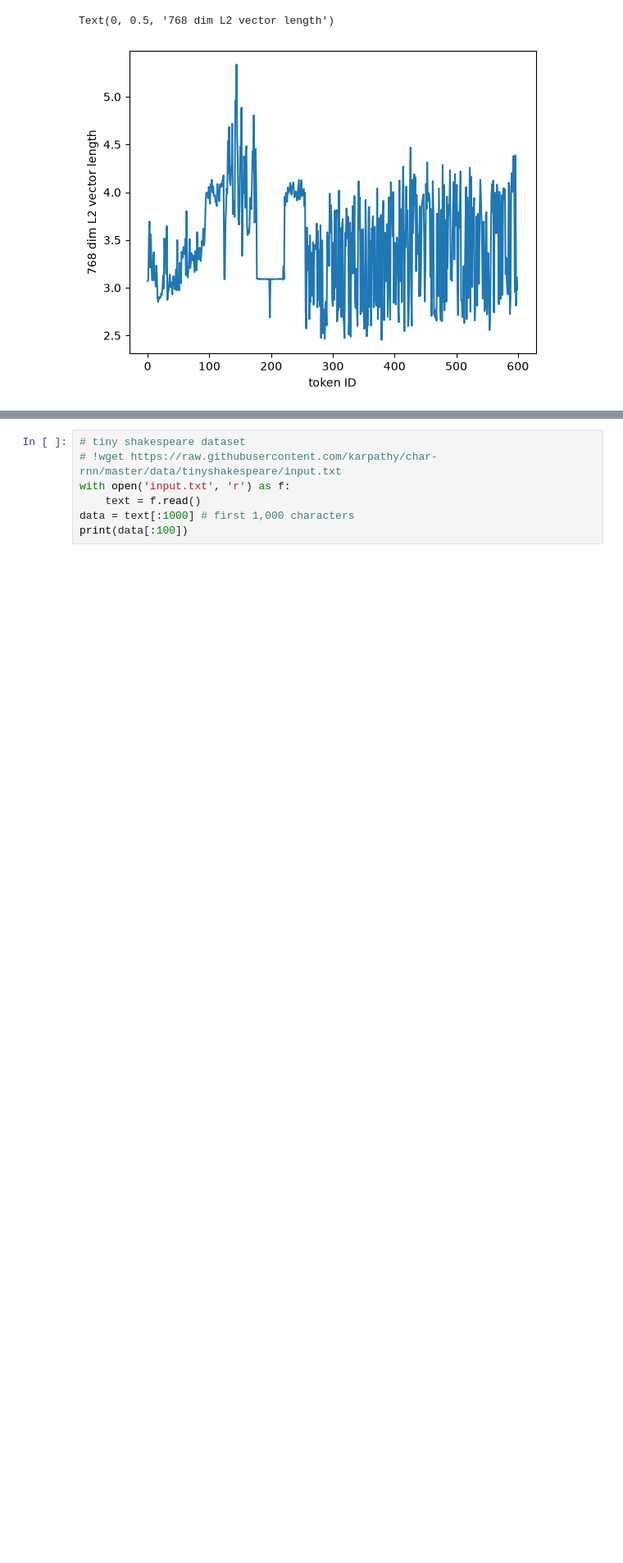
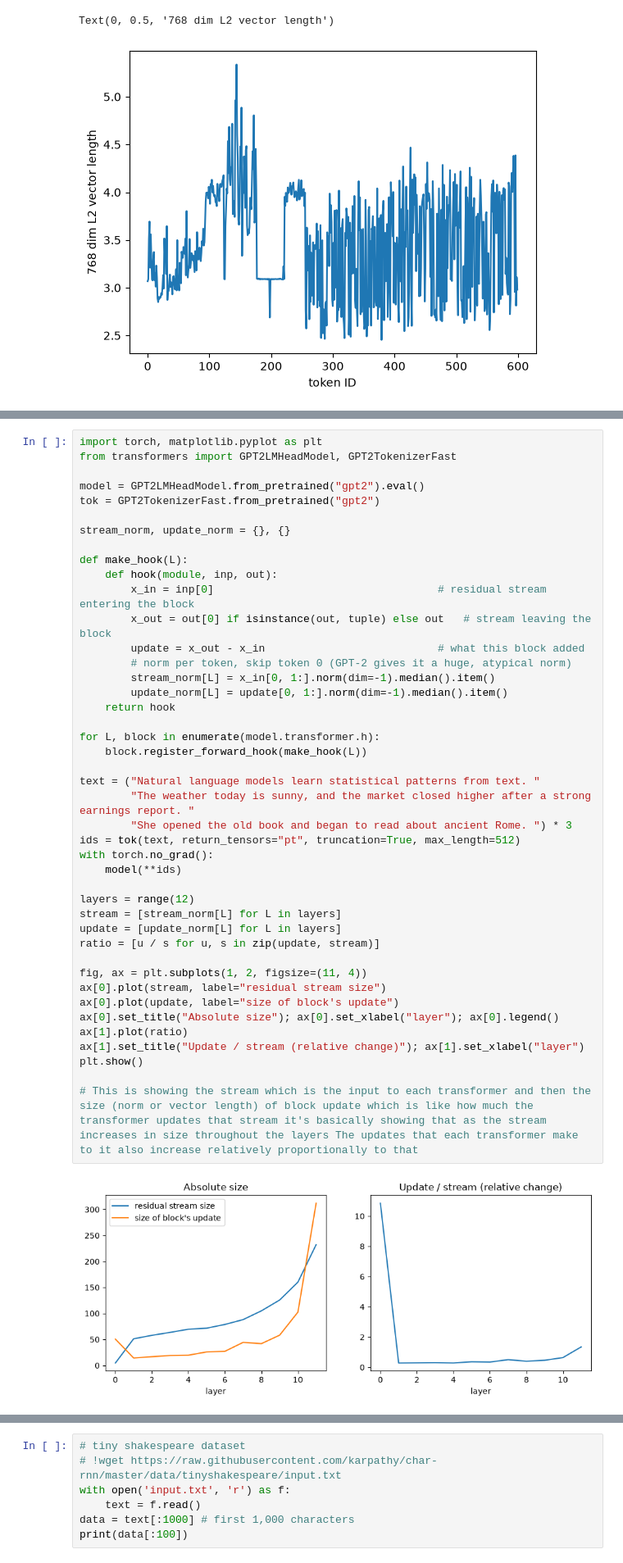
Before and after one commit to benhagg/build-nanogpt, a Jupyter notebook: play.ipynb, the cells around one changed output, grey strips where cells are left out. Shown at 82% size. Drawn from its saved outputs; the diff is of its cells as text; blank space fills up the shorter version.

```diff
--- a/play.ipynb
+++ b/play.ipynb
@@ -143,3 +224,48 @@ plt.show()
+# %%
+import torch, matplotlib.pyplot as plt
+from transformers import GPT2LMHeadModel, GPT2TokenizerFast
+
+model = GPT2LMHeadModel.from_pretrained("gpt2").eval()
+tok = GPT2TokenizerFast.from_pretrained("gpt2")
+
+stream_norm, update_norm = {}, {}
+
+def make_hook(L):
+    def hook(module, inp, out):
+        x_in = inp[0]                                   # residual stream entering the block
+        x_out = out[0] if isinstance(out, tuple) else out   # stream leaving the block
+        update = x_out - x_in                           # what this block added
+        # norm per token, skip token 0 (GPT-2 gives it a huge, atypical norm)
+        stream_norm[L] = x_in[0, 1:].norm(dim=-1).median().item()
+        update_norm[L] = update[0, 1:].norm(dim=-1).median().item()
+    return hook
+
+for L, block in enumerate(model.transformer.h):
+    block.register_forward_hook(make_hook(L))
+
+text = ("Natural language models learn statistical patterns from text. "
+        "The weather today is sunny, and the market closed higher after a strong earnings report. "
+        "She opened the old book and began to read about ancient Rome. ") * 3
+ids = tok(text, return_tensors="pt", truncation=True, max_length=512)
+with torch.no_grad():
+    model(**ids)
+
+layers = range(12)
+stream = [stream_norm[L] for L in layers]
+update = [update_norm[L] for L in layers]
+ratio = [u / s for u, s in zip(update, stream)]
+
+fig, ax = plt.subplots(1, 2, figsize=(11, 4))
+ax[0].plot(stream, label="residual stream size")
+ax[0].plot(update, label="size of block's update")
+ax[0].set_title("Absolute size"); ax[0].set_xlabel("layer"); ax[0].legend()
+ax[1].plot(ratio)
+ax[1].set_title("Update / stream (relative change)"); ax[1].set_xlabel("layer")
+plt.show()
+
+# This is showing the stream which is the input to each transformer and then the size (norm or vector length) of block update which is like how much the transformer updates that stream it's basically showing that as the stream increases in size throughout the layers The updates that each transformer make to it also increase relatively proportionally to that
+# %% [output]
+[figure, added]
 # %%
 from transformers import pipeline, set_seed
 generator = pipeline('text-generation', model='gpt2')
```
Also changed, not shown: parts of 6 cells of this notebook.
